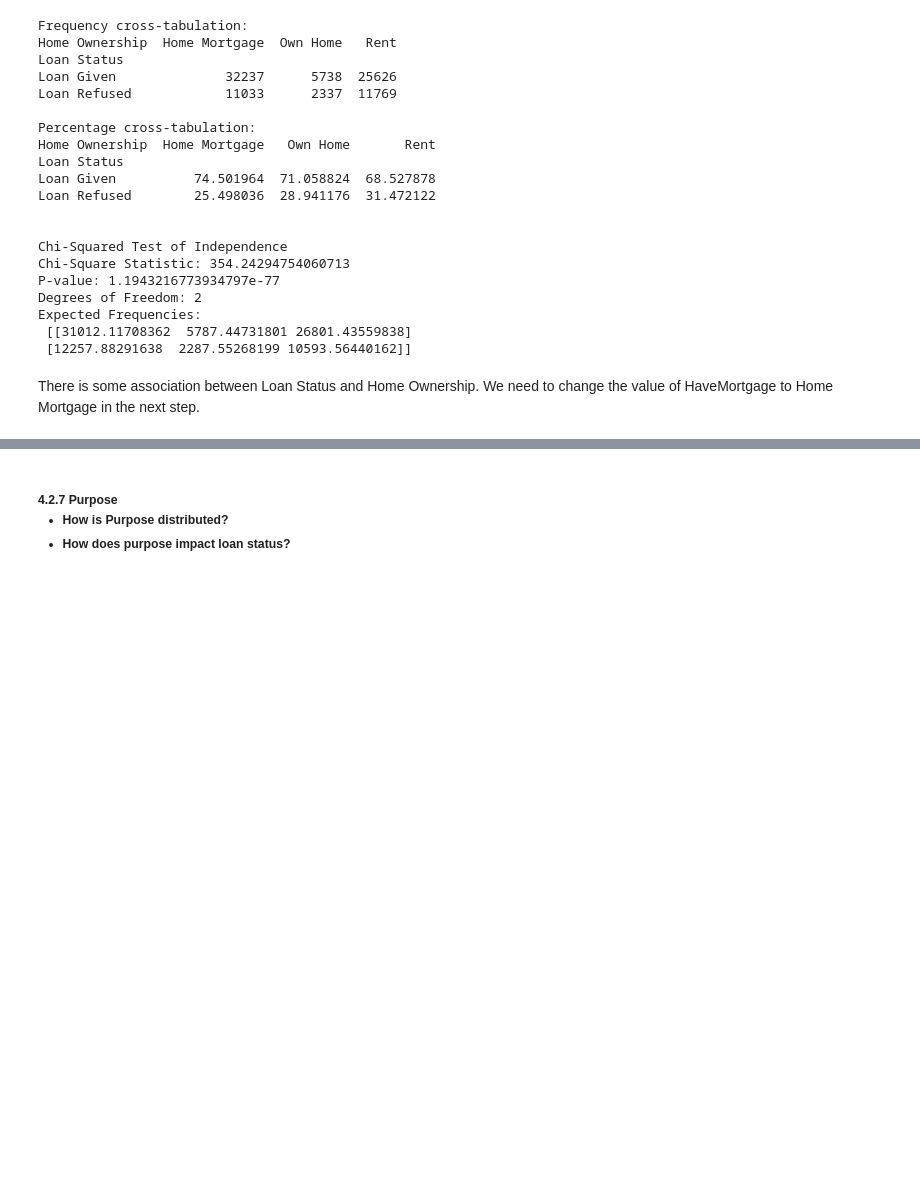
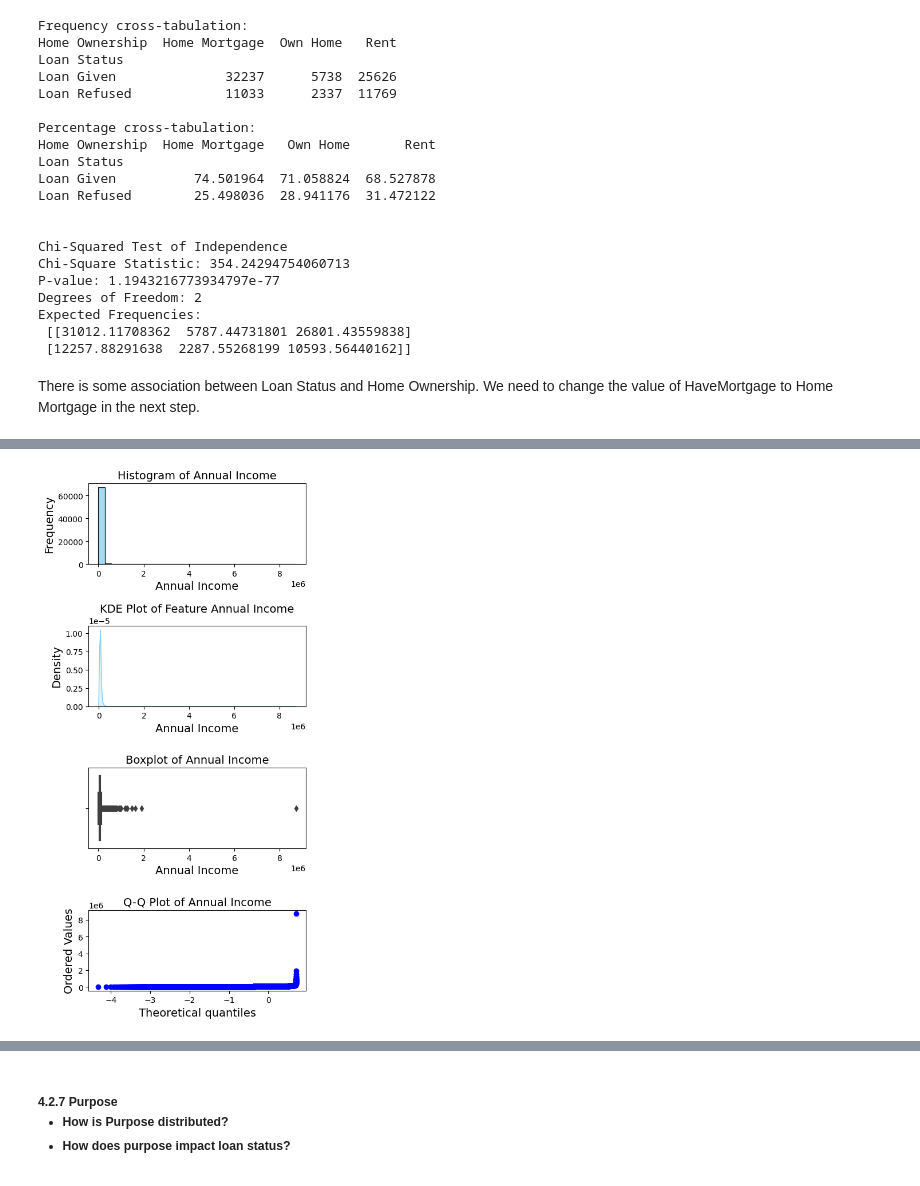
Before and after one commit to RohitDas92/Loan-Approval-Prediction-Project, a Jupyter notebook: loan_approval_prediction_V2.ipynb, the cells around one changed output, grey strips where cells are left out. Saved outputs shown, nothing was run; the diff lists cells and outputs as text; code cells hidden in the pictures; blank space fills up the shorter version.

```diff
--- a/loan_approval_prediction_V2.ipynb
+++ b/loan_approval_prediction_V2.ipynb
@@ -852,0 +834,4 @@ plt.show()
+# %%
+explore_num_feature_distribution(df_duplicates_removed,"Annual Income")
+# %% [output]
+[figure, added]
```
Also changed, not shown: parts of 28 cells of this notebook.
